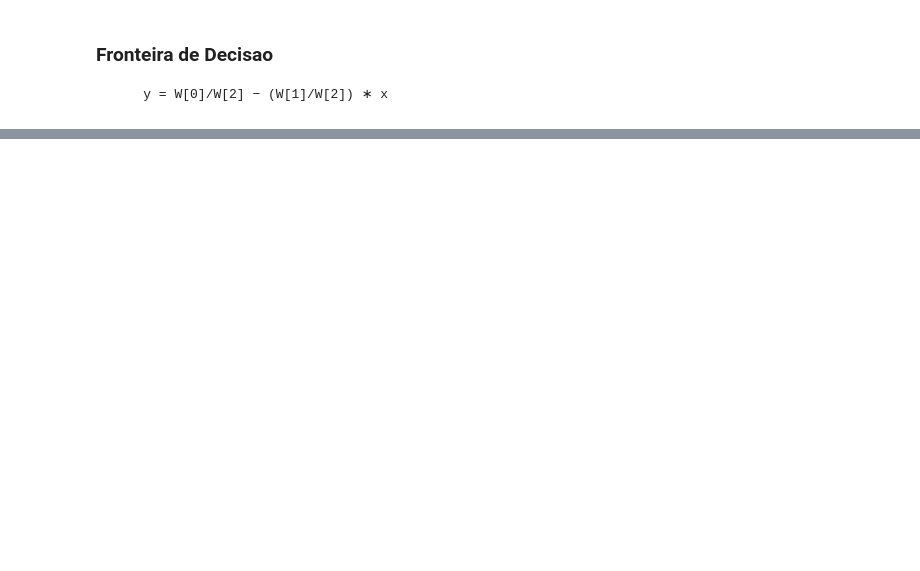
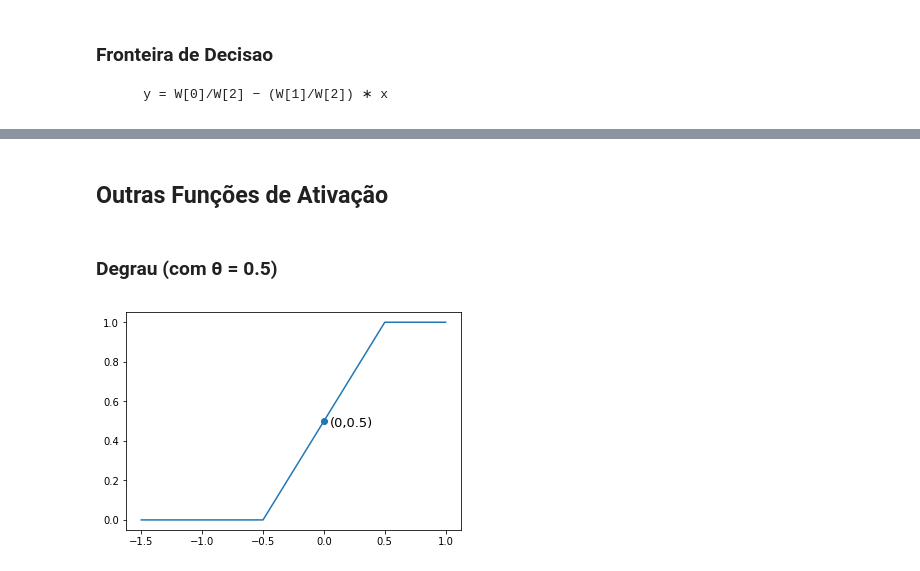
Before and after one commit to jpdol/RedesNeurais, a Jupyter notebook: PP3/Atividade #3 - Aprendizado de Neurônio Perceptron.ipynb, the cells around one changed output, grey strips where cells are left out. Cells and saved outputs as stored; diff of their text form; code cells hidden in the pictures; blank space fills up the shorter version.

```diff
--- a/PP3/Atividade #3 - Aprendizado de Neurônio Perceptron.ipynb
+++ b/PP3/Atividade #3 - Aprendizado de Neurônio Perceptron.ipynb
@@ -133,0 +141,14 @@ plt.show()
+# %% [markdown]
+## Outras Funções de Ativação
+# %% [markdown]
+### Degrau (com θ = 0.5)
+# %%
+t = np.arange(-1.5, 1.5, 0.5)
+s = np.heaviside(t,0.5)
+
+plt.plot(t,s)
+plt.scatter(0,0.5)
+plt.text(0.05, 0.47, '(0,0.5)', fontsize=13)
+plt.show()
+# %% [output]
+[figure, added]
```
Also changed, not shown: parts of 11 cells of this notebook.
